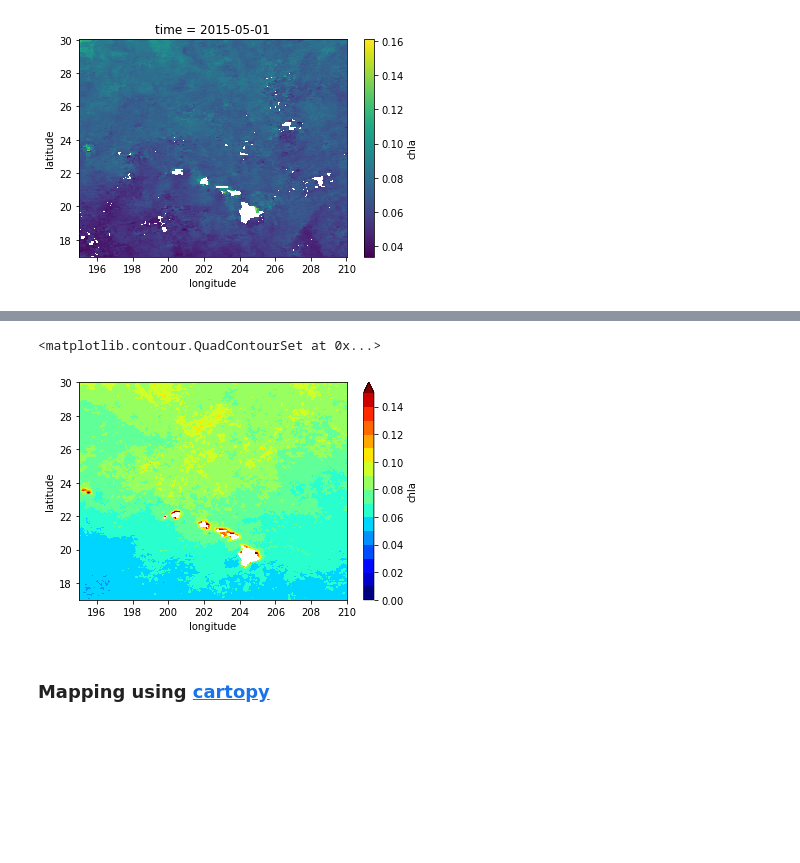
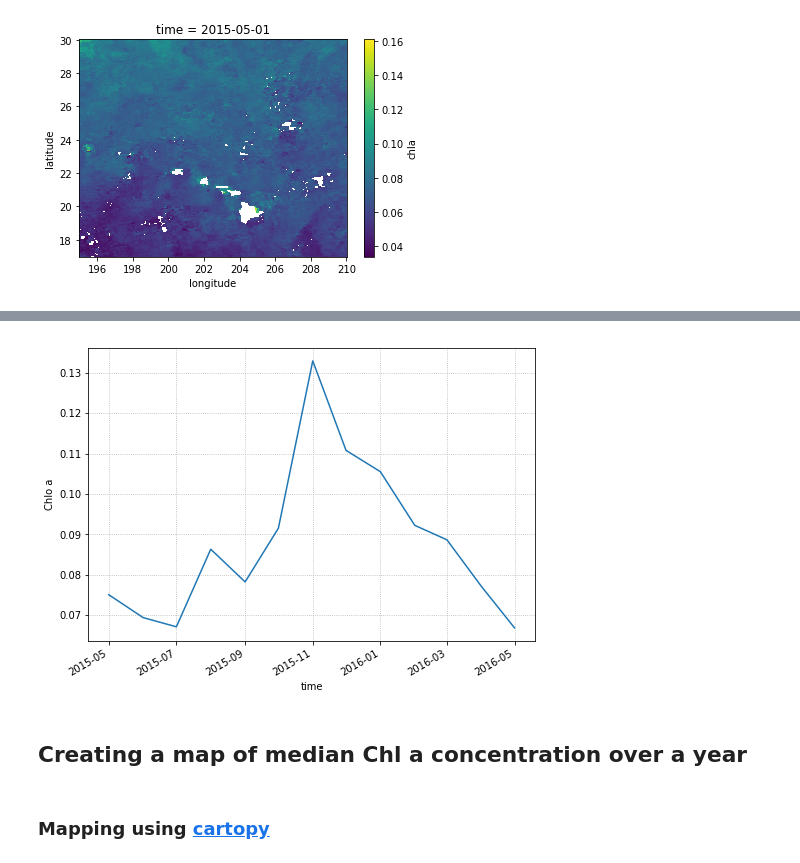
Before and after one commit to nicolasfauchereau/oceanwatch, a Jupyter notebook: oceanwatch_Python.ipynb, the cells around one changed output, grey strips where cells are left out. Saved outputs shown, nothing was run; the diff lists cells and outputs as text; code cells hidden in the pictures; blank space fills up the shorter version.

```diff
--- a/oceanwatch_Python.ipynb
+++ b/oceanwatch_Python.ipynb
@@ -106 +111,12 @@ dset['chla'].median('time').plot(vmin=0, vmax=0.16, cmap=plt.get_cmap('jet'))
+# %%
+box = dset.sel(longitude=slice(200, 206), latitude=slice(24,26)).mean('latitude').mean('longitude')
+# %%
+f, ax = plt.subplots(figsize=(8,6))
+box['chla'].plot(ax=ax)
+ax.set_ylabel('Chlo a')
+ax.grid(ls=':')
+# %% [output]
+[figure, added]
+# %% [markdown]
+## Creating a map of median Chl a concentration over a year
 # %%
@@ -108,8 +124,3 @@ chla = dset['chla'].median('time')
-# %%
-chla.plot.contourf(levels = np.arange(0,0.16,0.01), cmap=plt.cm.jet)
-# %% [output]
-<matplotlib.contour.QuadContourSet at 0x...>
-[figure, removed]
 # %% [markdown]
 ### Mapping using [cartopy](https://github.com/SciTools/cartopy)
 # %%
```
Also changed, not shown: parts of 8 cells of this notebook.
